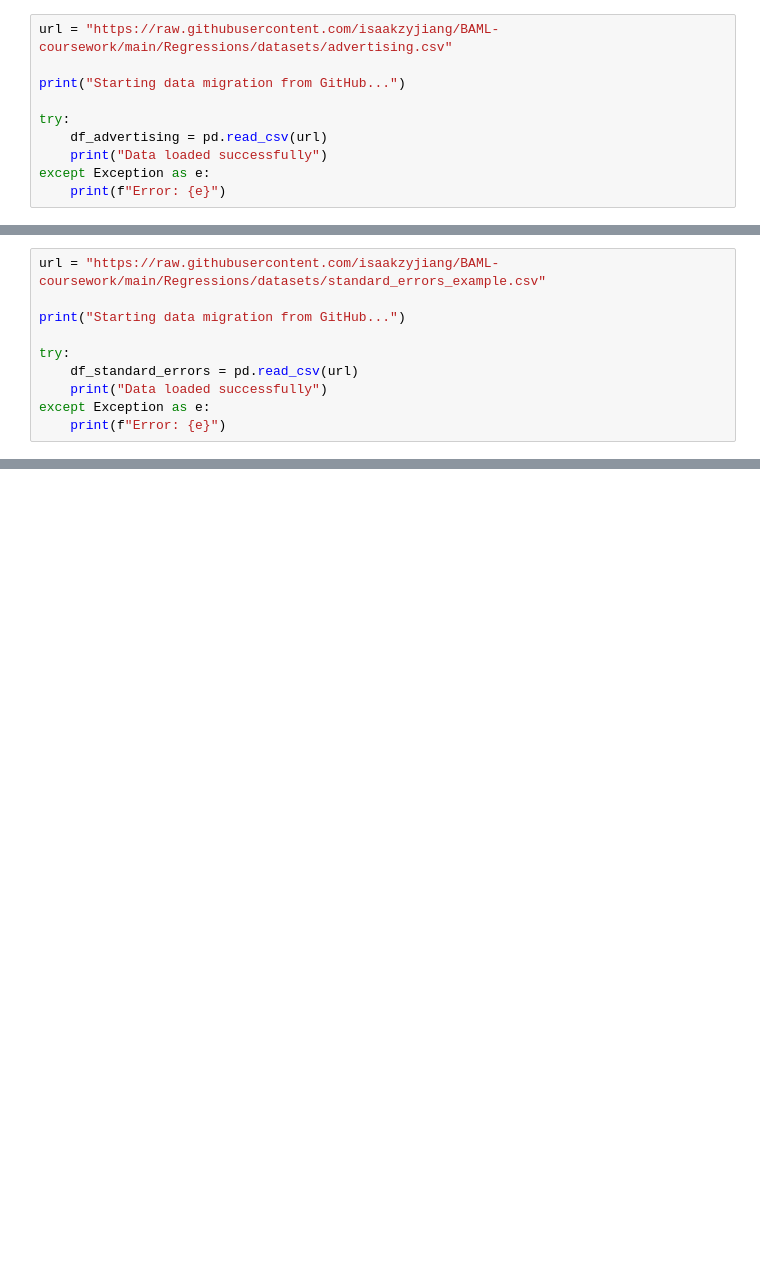
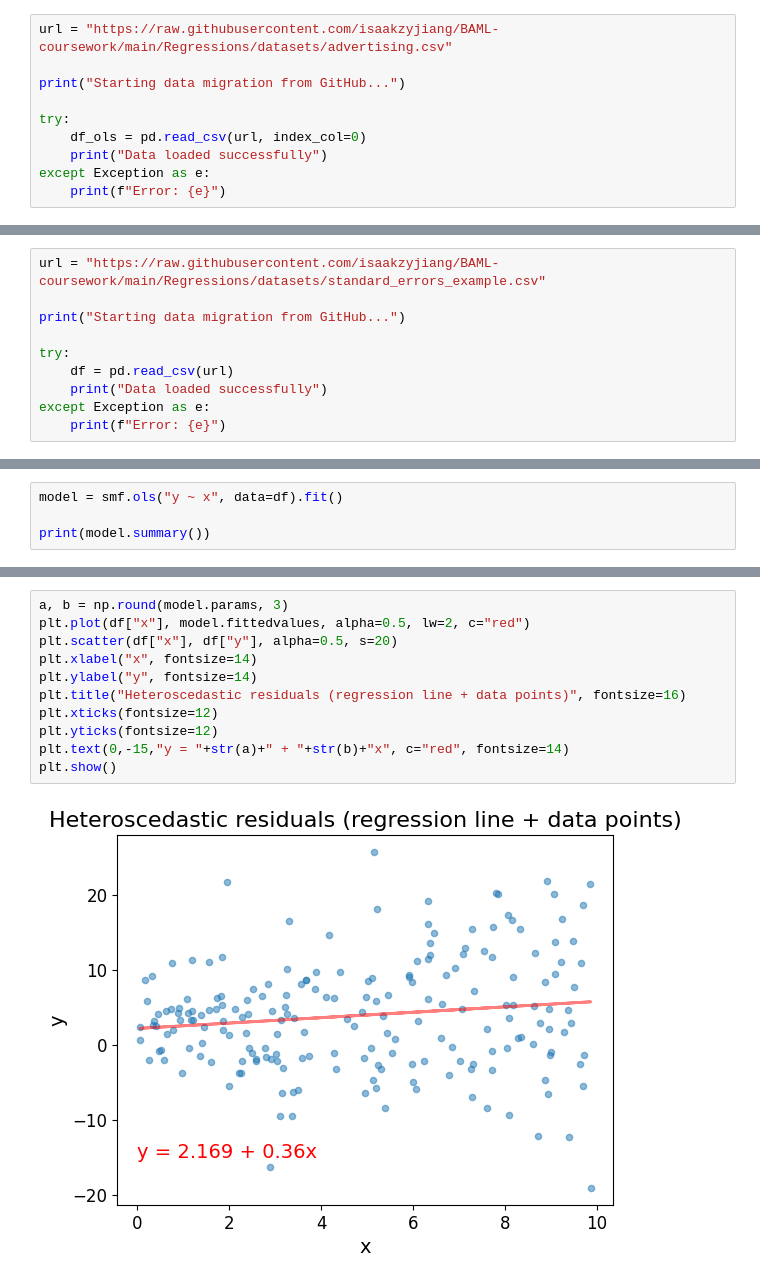
Before and after one commit to isaakzyjiang/BAML-coursework, a Jupyter notebook: Regressions/RM.ipynb, the cells around one changed output, grey strips where cells are left out. Cells and saved outputs as stored; diff of their text form; blank space fills up the shorter version.

Commit message:
Update Regressions/RM.ipynb with latest local version
Co-Authored-By: Claude Sonnet 4.6 <noreply@anthropic.com>

```diff
--- a/Regressions/RM.ipynb
+++ b/Regressions/RM.ipynb
@@ -6,7 +21,7 @@ url = "https://raw.githubusercontent.com/isaakzyjiang/BAML-coursework/main/Regre
 print("Starting data migration from GitHub...")
 
 try:
-    df_advertising = pd.read_csv(url)
+    df_ols = pd.read_csv(url, index_col=0)
     print("Data loaded successfully")
 except Exception as e:
     print(f"Error: {e}")
@@ -26,7 +288,7 @@ url = "https://raw.githubusercontent.com/isaakzyjiang/BAML-coursework/main/Regre
 print("Starting data migration from GitHub...")
 
 try:
-    df_standard_errors = pd.read_csv(url)
+    df = pd.read_csv(url)
     print("Data loaded successfully")
 except Exception as e:
     print(f"Error: {e}")
@@ -32,0 +311,4 @@ except Exception as e:
+# %%
+model = smf.ols("y ~ x", data=df).fit()
+
+print(model.summary())
@@ -32,0 +383,13 @@ except Exception as e:
+# %%
+a, b = np.round(model.params, 3)
+plt.plot(df["x"], model.fittedvalues, alpha=0.5, lw=2, c="red")
+plt.scatter(df["x"], df["y"], alpha=0.5, s=20)
+plt.xlabel("x", fontsize=14)
+plt.ylabel("y", fontsize=14)
+plt.title("Heteroscedastic residuals (regression line + data points)", fontsize=16)
+plt.xticks(fontsize=12)
+plt.yticks(fontsize=12)
+plt.text(0,-15,"y = "+str(a)+" + "+str(b)+"x", c="red", fontsize=14)
+plt.show()
+# %% [output]
+[figure, added]
```
Also changed, not shown: parts of 77 cells of this notebook.
